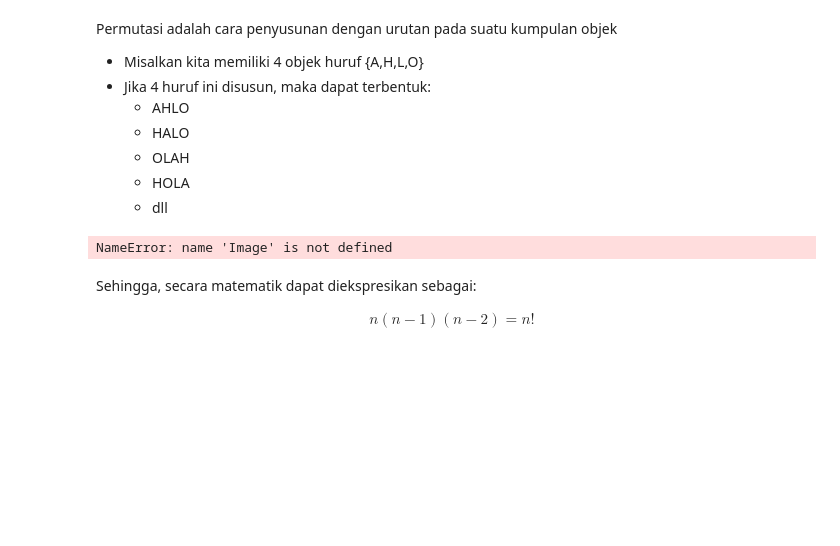
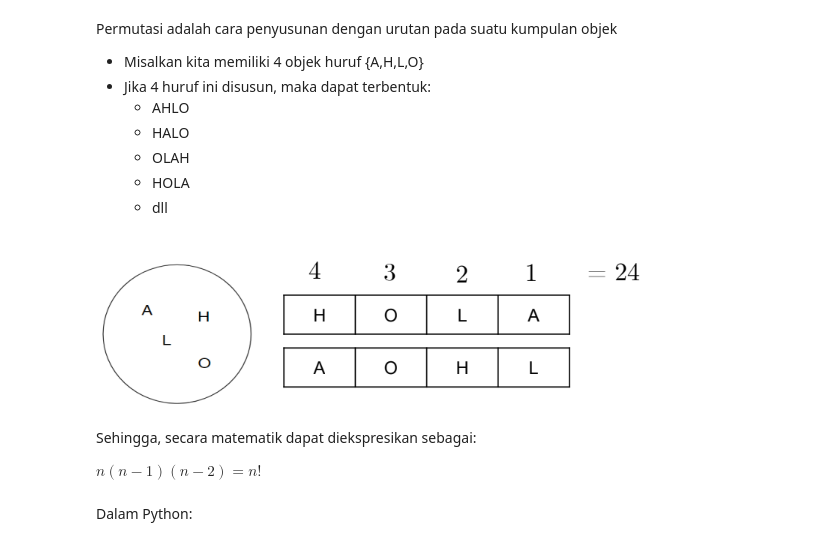
Before and after one commit to rezalutfi40/pacmann, a Jupyter notebook: Fundamentals of Probability/Pertemuan 2 - Set & Counting - 2.ipynb, the cells around one changed output. Drawn from its saved outputs; the diff is of its cells as text; code cells hidden in the pictures; blank space fills up the shorter version.

```diff
--- a/Fundamentals of Probability/Pertemuan 2 - Set & Counting - 2.ipynb
+++ b/Fundamentals of Probability/Pertemuan 2 - Set & Counting - 2.ipynb
@@ -25,9 +25,12 @@ Permutasi adalah cara penyusunan dengan urutan pada suatu kumpulan objek
   - HOLA
   - dll
 # %%
-Image("file/permutasi.png")
+Image.open("file/permutasi.png")
 # %% [output]
-NameError: name 'Image' is not defined
+[figure, added]
 # %% [markdown]
 Sehingga, secara matematik dapat diekspresikan sebagai:
-<center>$n(n-1)(n-2) = n!$</center>
+
+$n(n-1)(n-2) = n!$
+# %% [markdown]
+Dalam Python:
```
Also changed, not shown: parts of 21 cells of this notebook, 8 other files.
